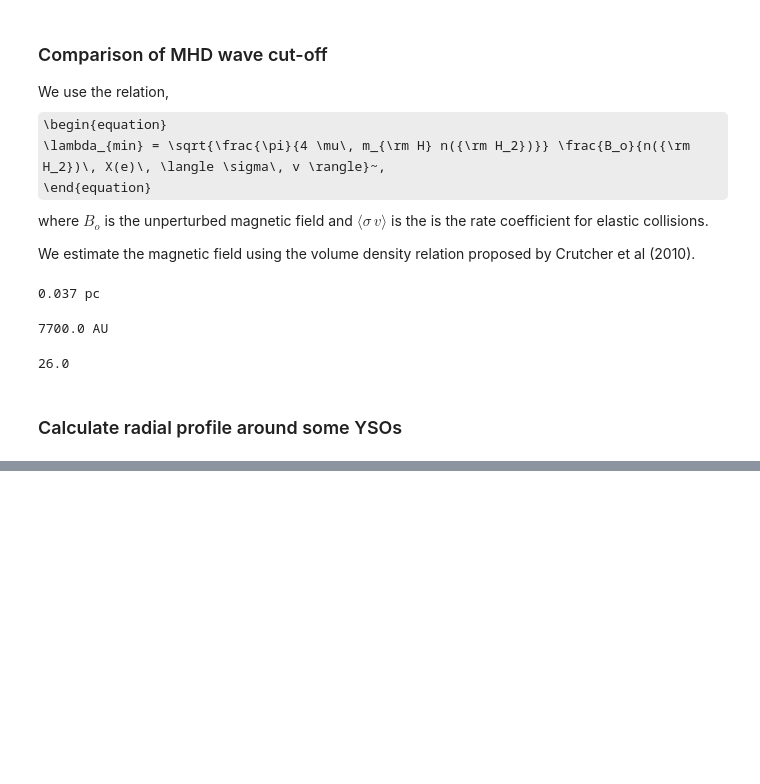
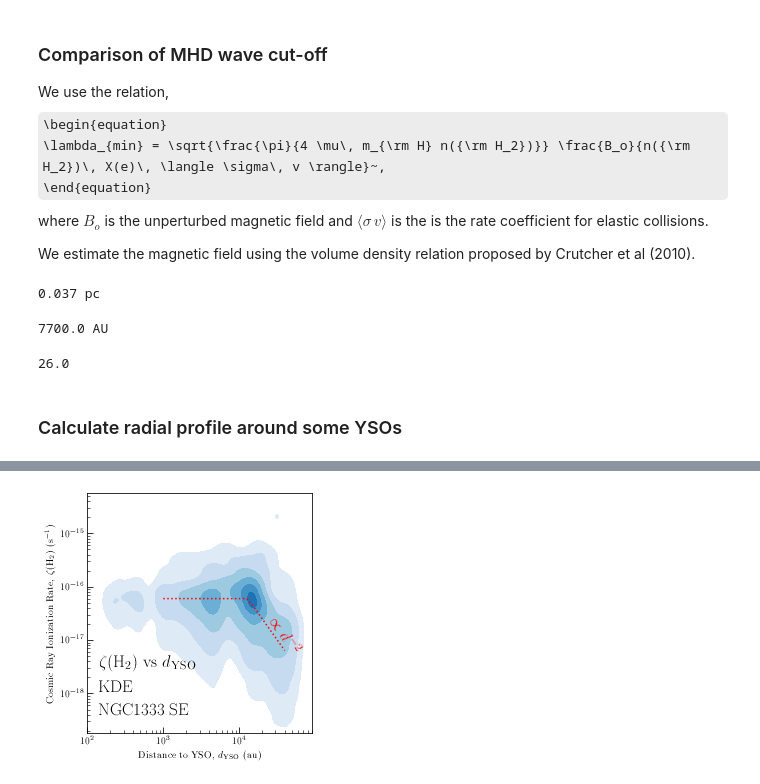
Before and after one commit to jpinedaf/NGC1333_NOEMA_Ions, a Jupyter notebook: NGC1333_Ions_Calculations.ipynb, the cells around one changed output, grey strips where cells are left out. Drawn from its saved outputs; the diff is of its cells as text; code cells hidden in the pictures; some formulas as TeX source; blank space fills up the shorter version.

```diff
--- a/NGC1333_Ions_Calculations.ipynb
+++ b/NGC1333_Ions_Calculations.ipynb
@@ -1115,3 +1265,7 @@ rad_svs13 = zeta_distance_yso(hd_TdV, ra_svs13, dec_svs13)
+# %%
+rad_svs13b = zeta_distance_yso(hd_TdV, ra_svs13b, dec_svs13b)
+# %%
+rad_svs13c = zeta_distance_yso(hd_TdV, ra_svs13c, dec_svs13c)
 # %%
 r_max = 2e4 * u.au
 id_iras4a = (np.abs(rad_iras4a) < r_max)
@@ -1127,0 +1312,40 @@ plt.loglog()
+# %%
+radius_sample = 10**np.arange(3.0, 4.7, 0.1)
+
+def profile_zeta(radius, zeta_amp=6e-17, zeta_break=1.3e4):
+    zeta_radius = np.piecewise(radius,
+                    [radius < zeta_break, radius >= zeta_break],
+                    [zeta_amp, lambda radius: zeta_amp * (radius / zeta_break)**(-2)])
+    return zeta_radius
+# %%
+fig, ax = plt.subplots(figsize=(4, 4))
+
+levels = levels_norm * my_Z_rad_zeta.max()
+cfset = ax.contourf(10**xx_log_rad_zeta, 10**yy_log_rad_zeta,
+                    my_Z_rad_zeta, colors=color_levels2,
+                    levels=levels_norm_l * my_Z_rad_zeta.max())
+
+ax.set_xlabel(r"Distance to YSO, $d_{\rm YSO}$ (au)")
+ax.set_ylabel(r"Cosmic Ray Ionization Rate, $\zeta({\rm H_2})$ (${\rm s^{-1}}$)")
+
+ax.text(0.05, 0.075,  r'NGC1333 SE', color='black',
+        transform=ax.transAxes, size=17, weight=60)
+ax.text(0.05, 0.175,  r'KDE', color='black',
+        transform=ax.transAxes, size=17, weight=60)
+ax.text(0.05, 0.275,  r'$\zeta({\rm H_2})$ vs $d_{\rm YSO}$', color='black',
+        transform=ax.transAxes, size=17, weight=60)
+
+ax.plot(radius_sample, profile_zeta(radius_sample, zeta_amp=6e-17, zeta_break=1.3e4),
+        color='red', ls=':')
+ax.text(0.8, 0.33,  r'$\propto d^{-2}$', color='red',
+        transform=ax.transAxes, size=17, weight=60, rotation=-55)
+
+plt.loglog()
+ax.set_xlim([100, 9e4])
+ax.set_ylim([10**(-18.75), 10**(-14.25)])
+#
+#
+plt.tight_layout()
+fig.savefig('figs/NGC1333_log_zeta_log_d_YSO_KDE.pdf', dpi=100, bbox_inches='tight')
+# %% [output]
+[figure, added]
```
Also changed, not shown: parts of 25 cells of this notebook, 27 other files.
